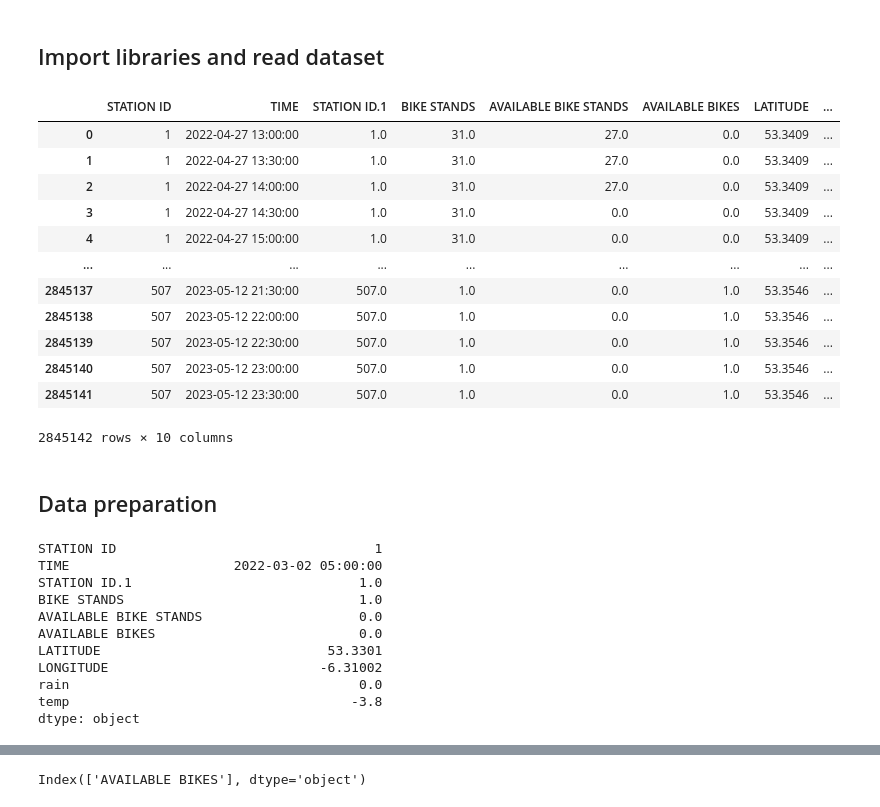
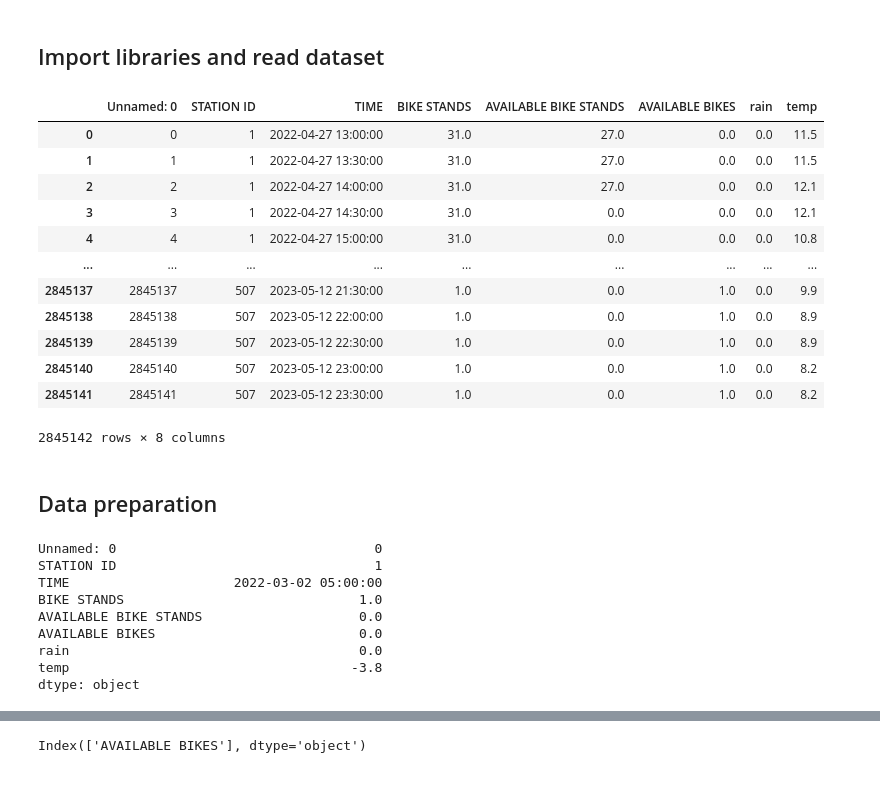
Before and after one commit to smit-sms/Sustainable-City-Management, a Jupyter notebook: SCM/Backend/dublinBikesPrediction/assets/Resources/Dublin Bikes Predictions/dublin bikes ML.ipynb, the cells around one changed output, grey strips where cells are left out. Cells and saved outputs as stored; diff of their text form; code cells hidden in the pictures.

```diff
--- a/SCM/Backend/dublinBikesPrediction/assets/Resources/Dublin Bikes Predictions/dublin bikes ML.ipynb
+++ b/SCM/Backend/dublinBikesPrediction/assets/Resources/Dublin Bikes Predictions/dublin bikes ML.ipynb
@@ -12,21 +12,23 @@ from sklearn import metrics
 import matplotlib.pyplot as plt
 import requests
 import pickle
-# %%
-dataset = pd.read_csv('postpandemic.csv', parse_dates=['TIME'])
-dataset
-# %% [output]
-|  | STATION ID | TIME | STATION ID.1 | BIKE STANDS | AVAILABLE BIKE STANDS | AVAILABLE BIKES | LATITUDE | ... |
-| 0 | 1 | 2022-04-27 13:00:00 | 1.0 | 31.0 | 27.0 | 0.0 | 53.3409 | ... |
-| 1 | 1 | 2022-04-27 13:30:00 | 1.0 | 31.0 | 27.0 | 0.0 | 53.3409 | ... |
-| 2 | 1 | 2022-04-27 14:00:00 | 1.0 | 31.0 | 27.0 | 0.0 | 53.3409 | ... |
-| 3 | 1 | 2022-04-27 14:30:00 | 1.0 | 31.0 | 0.0 | 0.0 | 53.3409 | ... |
-| 4 | 1 | 2022-04-27 15:00:00 | 1.0 | 31.0 | 0.0 | 0.0 | 53.3409 | ... |
-| ... | ... | ... | ... | ... | ... | ... | ... | ... |
-| 2845137 | 507 | 2023-05-12 21:30:00 | 507.0 | 1.0 | 0.0 | 1.0 | 53.3546 | ... |
-| 2845138 | 507 | 2023-05-12 22:00:00 | 507.0 | 1.0 | 0.0 | 1.0 | 53.3546 | ... |
-| 2845139 | 507 | 2023-05-12 22:30:00 | 507.0 | 1.0 | 0.0 | 1.0 | 53.3546 | ... |
-| 2845140 | 507 | 2023-05-12 23:00:00 | 507.0 | 1.0 | 0.0 | 1.0 | 53.3546 | ... |
-| 2845141 | 507 | 2023-05-12 23:30:00 | 507.0 | 1.0 | 0.0 | 1.0 | 53.3546 | ... |
-2845142 rows × 10 columns
+# %%
+dataset = pd.read_csv('Dublin Bikes Training Data.csv', parse_dates=['TIME'])
+# dataset.drop(['STATION ID.1', 'LATITUDE', 'LONGITUDE'], axis=1, inplace=True)
+# dataset.to_csv('Dublin Bikes Training Data.csv')
+dataset
+# %% [output]
+|  | Unnamed: 0 | STATION ID | TIME | BIKE STANDS | AVAILABLE BIKE STANDS | AVAILABLE BIKES | rain | temp |
+| 0 | 0 | 1 | 2022-04-27 13:00:00 | 31.0 | 27.0 | 0.0 | 0.0 | 11.5 |
+| 1 | 1 | 1 | 2022-04-27 13:30:00 | 31.0 | 27.0 | 0.0 | 0.0 | 11.5 |
+| 2 | 2 | 1 | 2022-04-27 14:00:00 | 31.0 | 27.0 | 0.0 | 0.0 | 12.1 |
+| 3 | 3 | 1 | 2022-04-27 14:30:00 | 31.0 | 0.0 | 0.0 | 0.0 | 12.1 |
+| 4 | 4 | 1 | 2022-04-27 15:00:00 | 31.0 | 0.0 | 0.0 | 0.0 | 10.8 |
+| ... | ... | ... | ... | ... | ... | ... | ... | ... |
+| 2845137 | 2845137 | 507 | 2023-05-12 21:30:00 | 1.0 | 0.0 | 1.0 | 0.0 | 9.9 |
+| 2845138 | 2845138 | 507 | 2023-05-12 22:00:00 | 1.0 | 0.0 | 1.0 | 0.0 | 8.9 |
+| 2845139 | 2845139 | 507 | 2023-05-12 22:30:00 | 1.0 | 0.0 | 1.0 | 0.0 | 8.9 |
+| 2845140 | 2845140 | 507 | 2023-05-12 23:00:00 | 1.0 | 0.0 | 1.0 | 0.0 | 8.2 |
+| 2845141 | 2845141 | 507 | 2023-05-12 23:30:00 | 1.0 | 0.0 | 1.0 | 0.0 | 8.2 |
+2845142 rows × 8 columns
 # %%
@@ -37,14 +42,12 @@ df = df[df['TIME']>pd.to_datetime('2022-11-01 00:00:00')]
 # %%
 dataset.min()
 # %% [output]
+Unnamed: 0                                 0
 STATION ID                                 1
 TIME                     2022-03-02 05:00:00
-STATION ID.1                             1.0
 BIKE STANDS                              1.0
 AVAILABLE BIKE STANDS                    0.0
 AVAILABLE BIKES                          0.0
-LATITUDE                             53.3301
-LONGITUDE                           -6.31002
 rain                                     0.0
 temp                                    -3.8
 dtype: object
```
Also changed, not shown: parts of 16 cells of this notebook, 4 other files.
